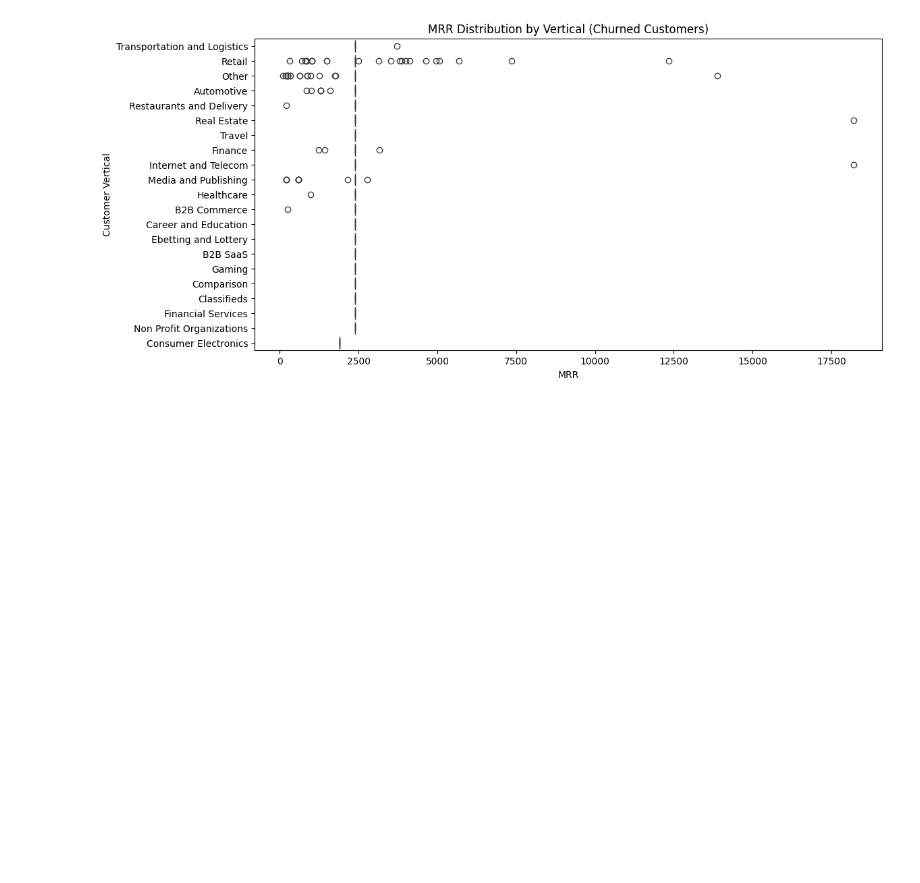
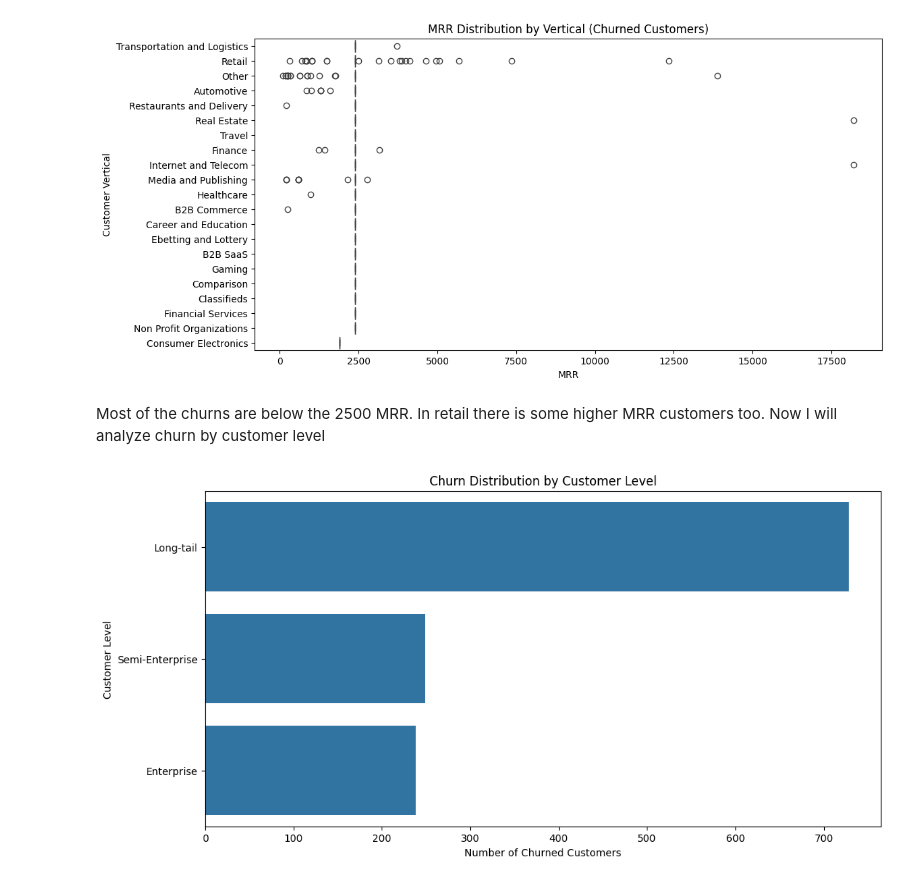
Before and after one commit to yahocan/hacettepeaidatathon2024, a Jupyter notebook: datathon.ipynb, the cells around one changed output. Cells and saved outputs as stored; diff of their text form; code cells hidden in the pictures; blank space fills up the shorter version.

```diff
--- a/datathon.ipynb
+++ b/datathon.ipynb
@@ -423,3 +423,14 @@ plt.ylabel("Customer Vertical")
 plt.show()
 # %% [output]
 [figure]
+# %% [markdown]
+Most of the churns are below the 2500 MRR. In retail there is some higher MRR customers too. Now I will analyze churn by customer level
+# %%
+plt.figure(figsize=(12, 6))
+sns.countplot(y=churn_df["Customer Level"], order=churn_df["Customer Level"].value_counts().index)
+plt.title("Churn Distribution by Customer Level")
+plt.xlabel("Number of Churned Customers")
+plt.ylabel("Customer Level")
+plt.show()
+# %% [output]
+[figure, added]
```
Also changed, not shown: parts of 8 cells of this notebook, 1 other file.
